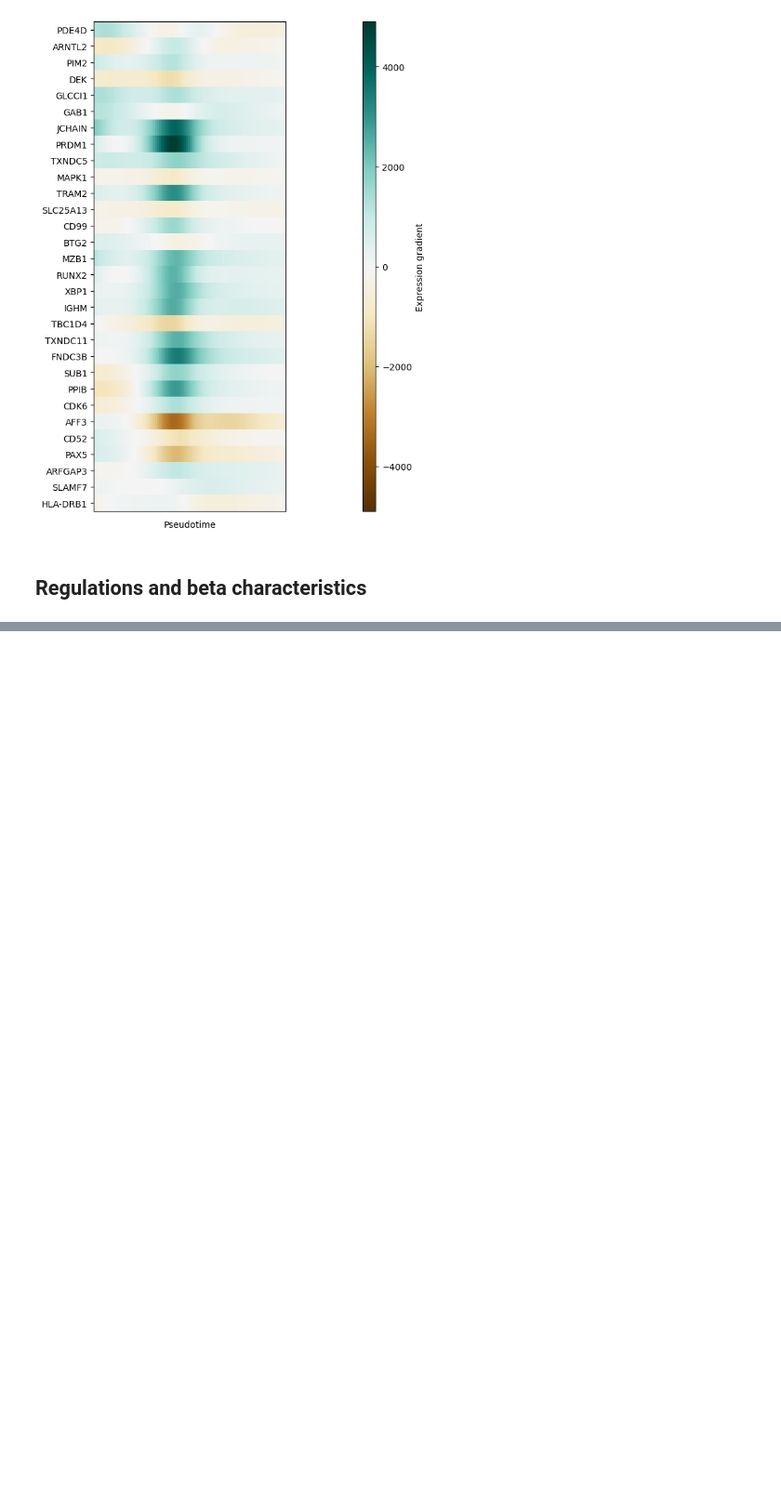
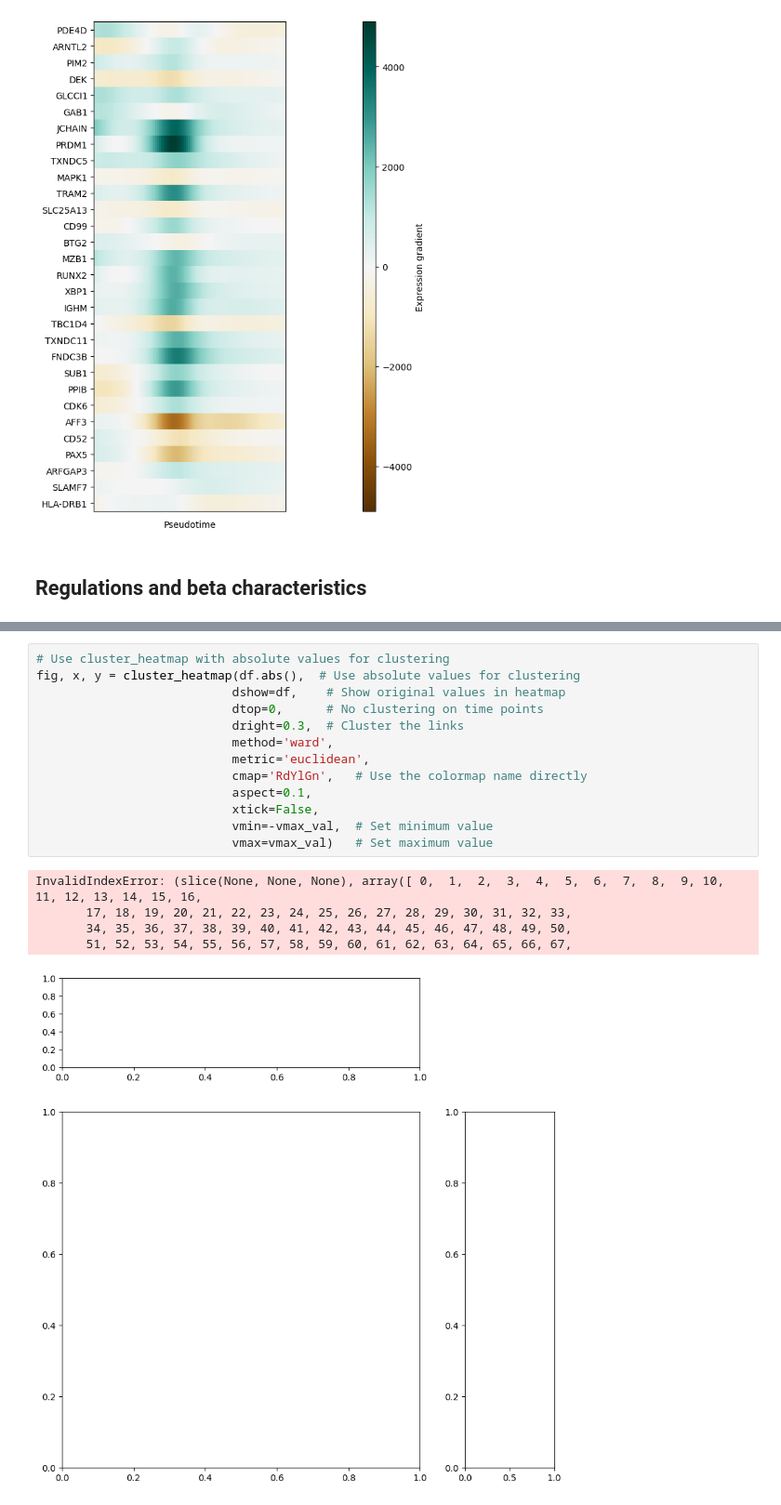
Before and after one commit to sachha-naksha/B_Cell_States, a Jupyter notebook: multiome_dynamic_regulation/py_scripts/analysis/global_grn_dynamics.ipynb, the cells around one changed output, grey strips where cells are left out. Shown at 93% size. Drawn from its saved outputs; the diff is of its cells as text; blank space fills up the shorter version.

```diff
--- a/multiome_dynamic_regulation/py_scripts/analysis/global_grn_dynamics.ipynb
+++ b/multiome_dynamic_regulation/py_scripts/analysis/global_grn_dynamics.ipynb
@@ -588,0 +879,19 @@ fig, gradients, ordered_genes = fig_clustered_expression_gradient_heatmap(
+# %%
+# Use cluster_heatmap with absolute values for clustering
+fig, x, y = cluster_heatmap(df.abs(),  # Use absolute values for clustering
+                           dshow=df,    # Show original values in heatmap
+                           dtop=0,      # No clustering on time points
+                           dright=0.3,  # Cluster the links
+                           method='ward',
+                           metric='euclidean',
+                           cmap='RdYlGn',   # Use the colormap name directly
+                           aspect=0.1,
+                           xtick=False,
+                           vmin=-vmax_val,  # Set minimum value
+                           vmax=vmax_val)   # Set maximum value
+# %% [output]
+InvalidIndexError: (slice(None, None, None), array([ 0,  1,  2,  3,  4,  5,  6,  7,  8,  9, 10, 11, 12, 13, 14, 15, 16,
+       17, 18, 19, 20, 21, 22, 23, 24, 25, 26, 27, 28, 29, 30, 31, 32, 33,
+       34, 35, 36, 37, 38, 39, 40, 41, 42, 43, 44, 45, 46, 47, 48, 49, 50,
+       51, 52, 53, 54, 55, 56, 57, 58, 59, 60, 61, 62, 63, 64, 65, 66, 67,
+[figure, added]
```
Also changed, not shown: parts of 27 cells of this notebook, 1 other file.
